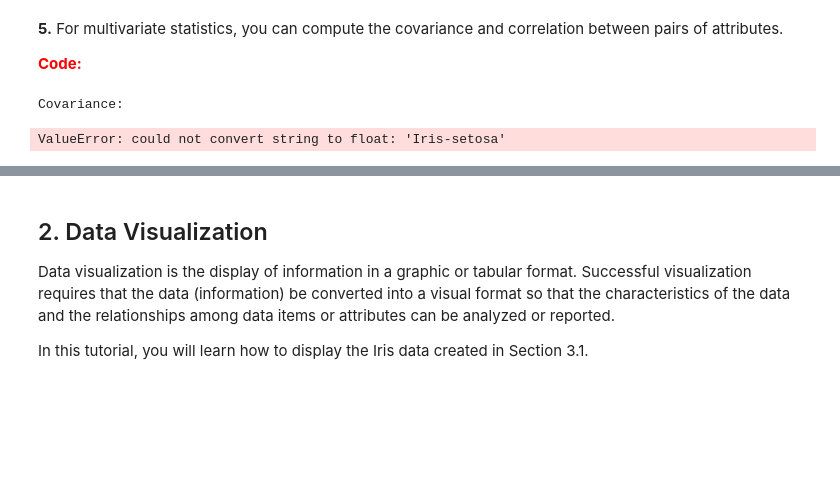
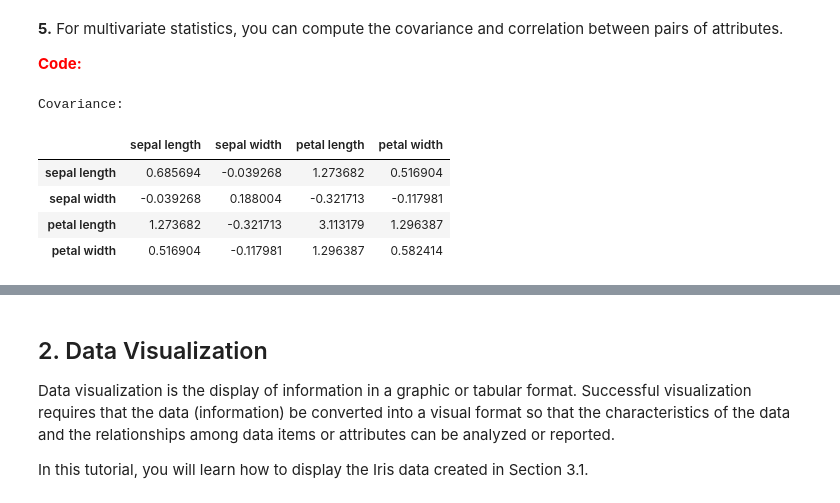
Before and after one commit to SushanthOO7/CSE-475, a Jupyter notebook: CSE475_Lab2_Data_Exploration.ipynb, the cells around one changed output, grey strips where cells are left out. Cells and saved outputs as stored; diff of their text form; code cells hidden in the pictures; blank space fills up the shorter version.

```diff
--- a/CSE475_Lab2_Data_Exploration.ipynb
+++ b/CSE475_Lab2_Data_Exploration.ipynb
@@ -150,9 +150,13 @@ Note that count refers to the number of non-missing values for each attribute.
 **<font color="red">Code:</font>**
 # %%
 print('Covariance:')
-data.cov()
+data.cov(numeric_only=True)
 # %% [output]
 Covariance:
-ValueError: could not convert string to float: 'Iris-setosa'
+|  | sepal length | sepal width | petal length | petal width |
+| sepal length | 0.685694 | -0.039268 | 1.273682 | 0.516904 |
+| sepal width | -0.039268 | 0.188004 | -0.321713 | -0.117981 |
+| petal length | 1.273682 | -0.321713 | 3.113179 | 1.296387 |
+| petal width | 0.516904 | -0.117981 | 1.296387 | 0.582414 |
 # %%
 print('Correlation:')
```
Also changed, not shown: parts of 29 cells of this notebook.
